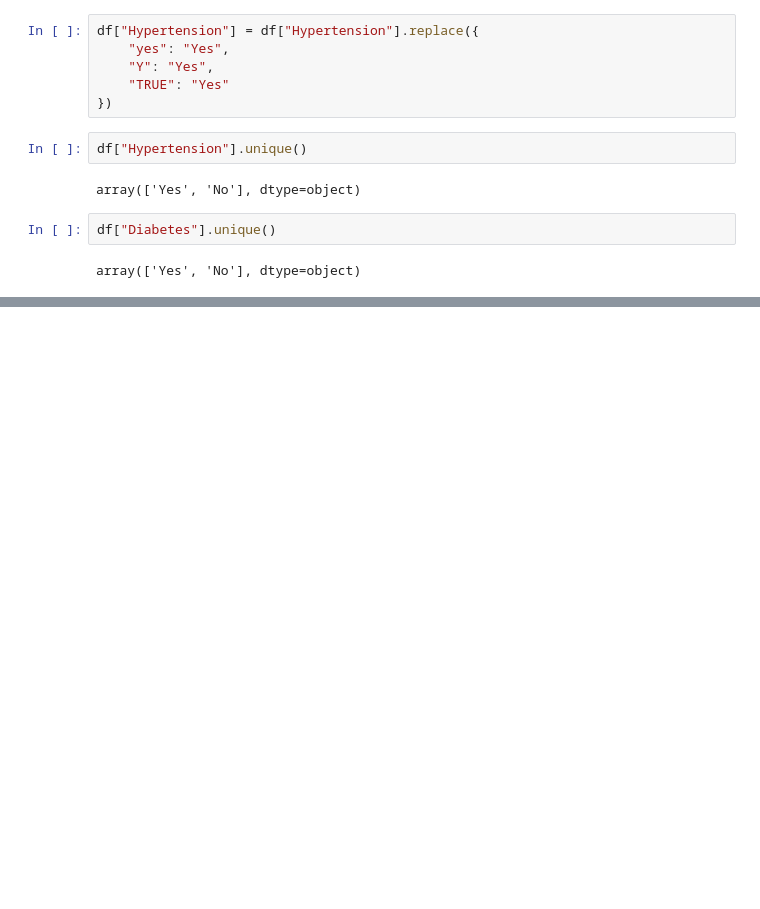
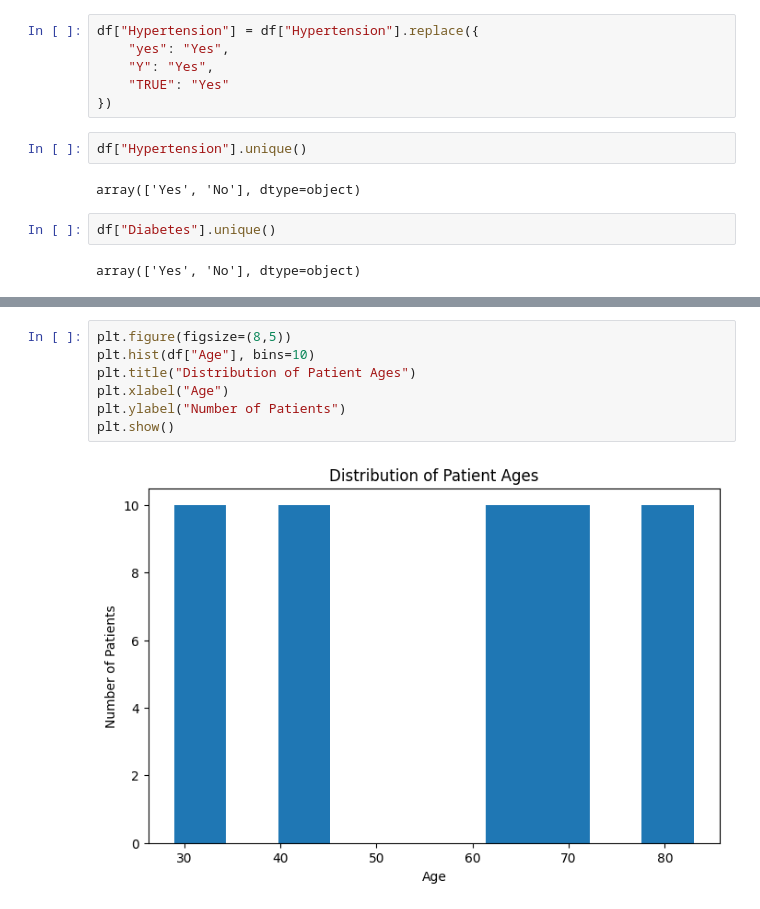
Before and after one commit to tapay9/healthcare_analysis, a Jupyter notebook: healthcare_analysis.ipynb, the cells around one changed output, grey strips where cells are left out. Cells and saved outputs as stored; diff of their text form; blank space fills up the shorter version.

```diff
--- a/healthcare_analysis.ipynb
+++ b/healthcare_analysis.ipynb
@@ -214,0 +259,9 @@ df["Diabetes"] = df["Diabetes"].replace({
+# %%
+plt.figure(figsize=(8,5))
+plt.hist(df["Age"], bins=10)
+plt.title("Distribution of Patient Ages")
+plt.xlabel("Age")
+plt.ylabel("Number of Patients")
+plt.show()
+# %% [output]
+[figure, added]
```
Also changed, not shown: parts of 17 cells of this notebook.
